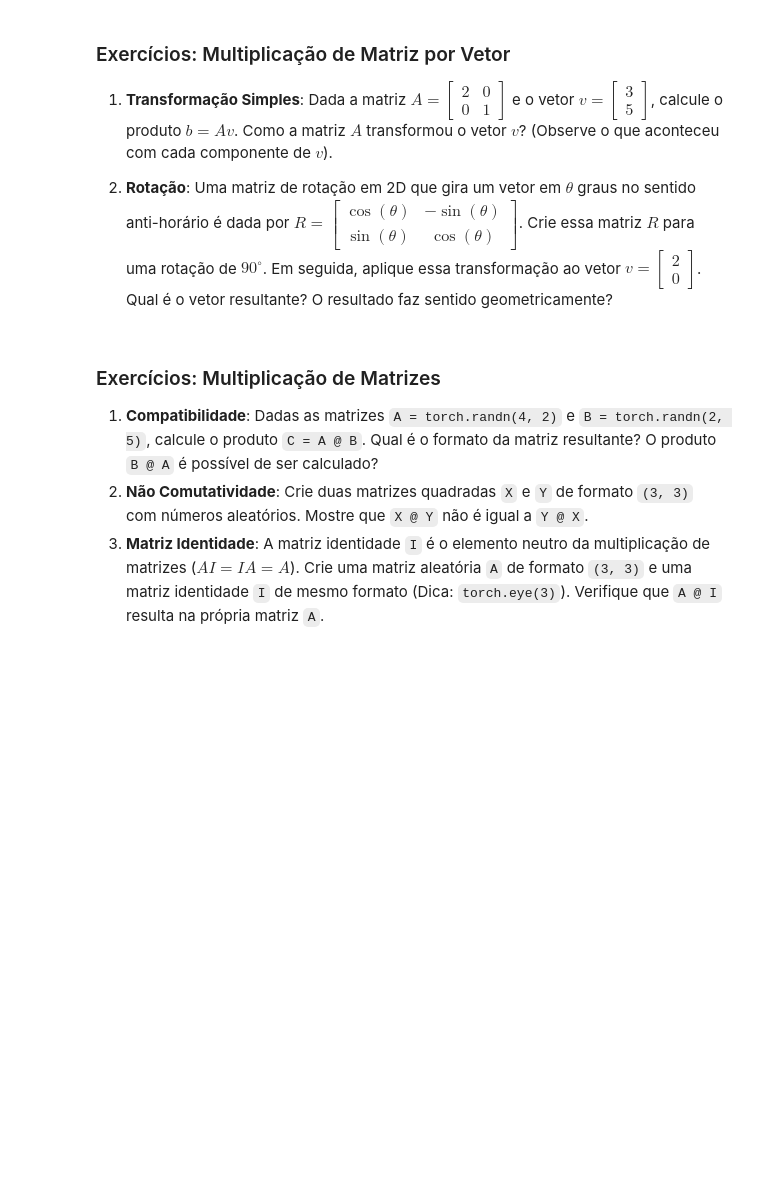
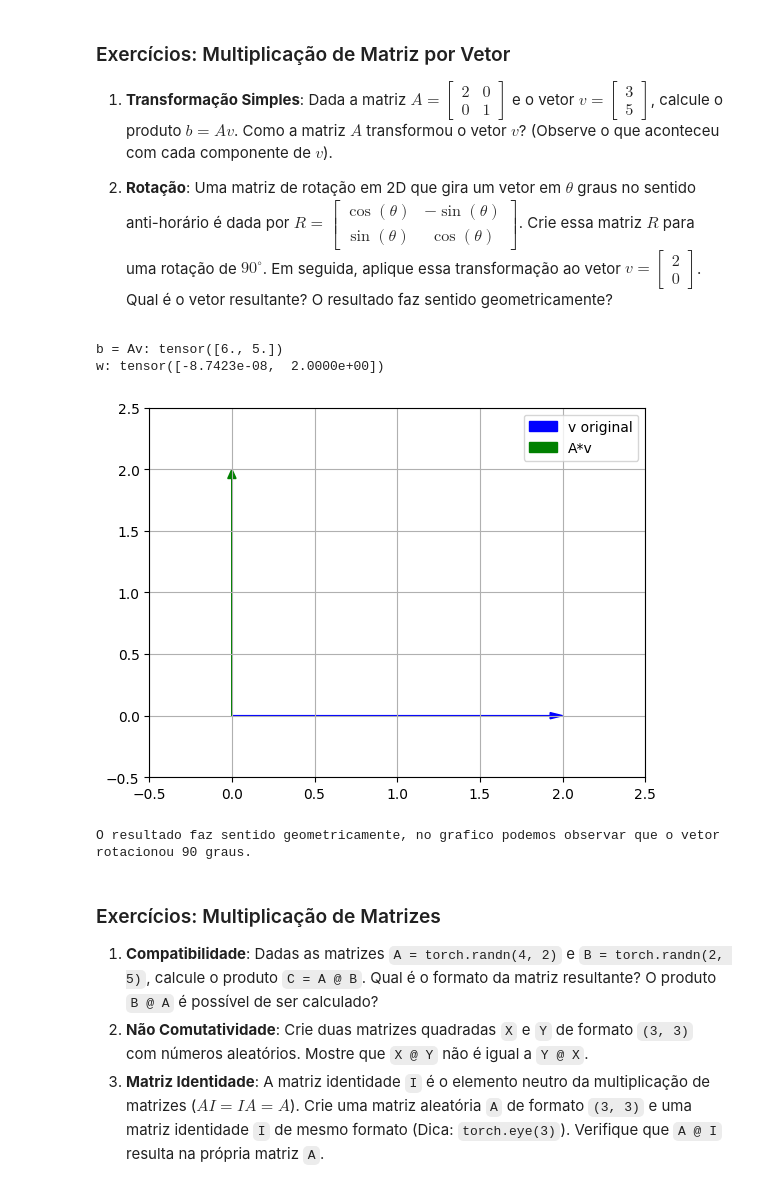
Before and after one commit to gilcesarf/ai-fundamentals, a Jupyter notebook: 02 - Linear Algebra.ipynb, the cells around one changed output. Drawn from its saved outputs; the diff is of its cells as text; code cells hidden in the pictures; blank space fills up the shorter version.

```diff
--- a/02 - Linear Algebra.ipynb
+++ b/02 - Linear Algebra.ipynb
@@ -680,18 +903,38 @@ Resultado (Matriz + Vetor-coluna):
 
 2. **Rotação**: Uma matriz de rotação em 2D que gira um vetor em $\theta$ graus no sentido anti-horário é dada por $R = \begin{bmatrix}\cos(\theta) & -\sin(\theta) \\ \sin(\theta) & \cos(\theta)\end{bmatrix}$. Crie essa matriz $R$ para uma rotação de $90^\circ$. Em seguida, aplique essa transformação ao vetor $v = \begin{bmatrix}2 \\ 0\end{bmatrix}$. Qual é o vetor resultante? O resultado faz sentido geometricamente?
 # %%
+A = torch.tensor( [[2., 0.], [0., 1.]])
+v = torch.tensor([3., 5.])
+b = torch.matmul(A, v)
+print(f"b = Av: {b}")
+
+theta_graus = torch.tensor(90.)
+theta_rad = theta_graus * torch.pi / 180.   # 90° = π/2 rad
+
+R = torch.tensor([[torch.cos(theta_rad), -torch.sin(theta_rad)], [torch.sin(theta_rad), torch.cos(theta_rad)]])
+v = torch.tensor([2., 0.])
+w = torch.matmul(R, v)
+print(f"w: {w}")
+
 # Para plotar as setas:
 
-# import matplotlib.pyplot as plt
+import matplotlib.pyplot as plt
 
-# ax = plt.gca()
-# ax.arrow(0, 0, v[0], v[1], head_width=0.05, color='blue', length_includes_head=True, label="v original")
-# ax.arrow(0, 0, w[0], w[1], head_width=0.05, color='green', length_includes_head=True, label="A*v")
-# plt.xlim(-.1, 1)
-# plt.ylim(-.1, 1)
-# plt.grid()
-# plt.legend()
-# plt.show()
+ax = plt.gca()
+ax.arrow(0, 0, v[0], v[1], head_width=0.05, color='blue', length_includes_head=True, label="v original")
+ax.arrow(0, 0, w[0], w[1], head_width=0.05, color='green', length_includes_head=True, label="A*v")
+plt.xlim(-.5, 2.5)
+plt.ylim(-.5, 2.5)
+plt.grid()
+plt.legend()
+plt.show()
+
+print ("O resultado faz sentido geometricamente, no grafico podemos observar que o vetor rotacionou 90 graus.")
+# %% [output]
+b = Av: tensor([6., 5.])
+w: tensor([-8.7423e-08,  2.0000e+00])
+[figure, added]
+O resultado faz sentido geometricamente, no grafico podemos observar que o vetor rotacionou 90 graus.
 # %% [markdown]
 ### Exercícios: Multiplicação de Matrizes
 
```
Also changed, not shown: parts of 12 cells of this notebook, 1 other file.
